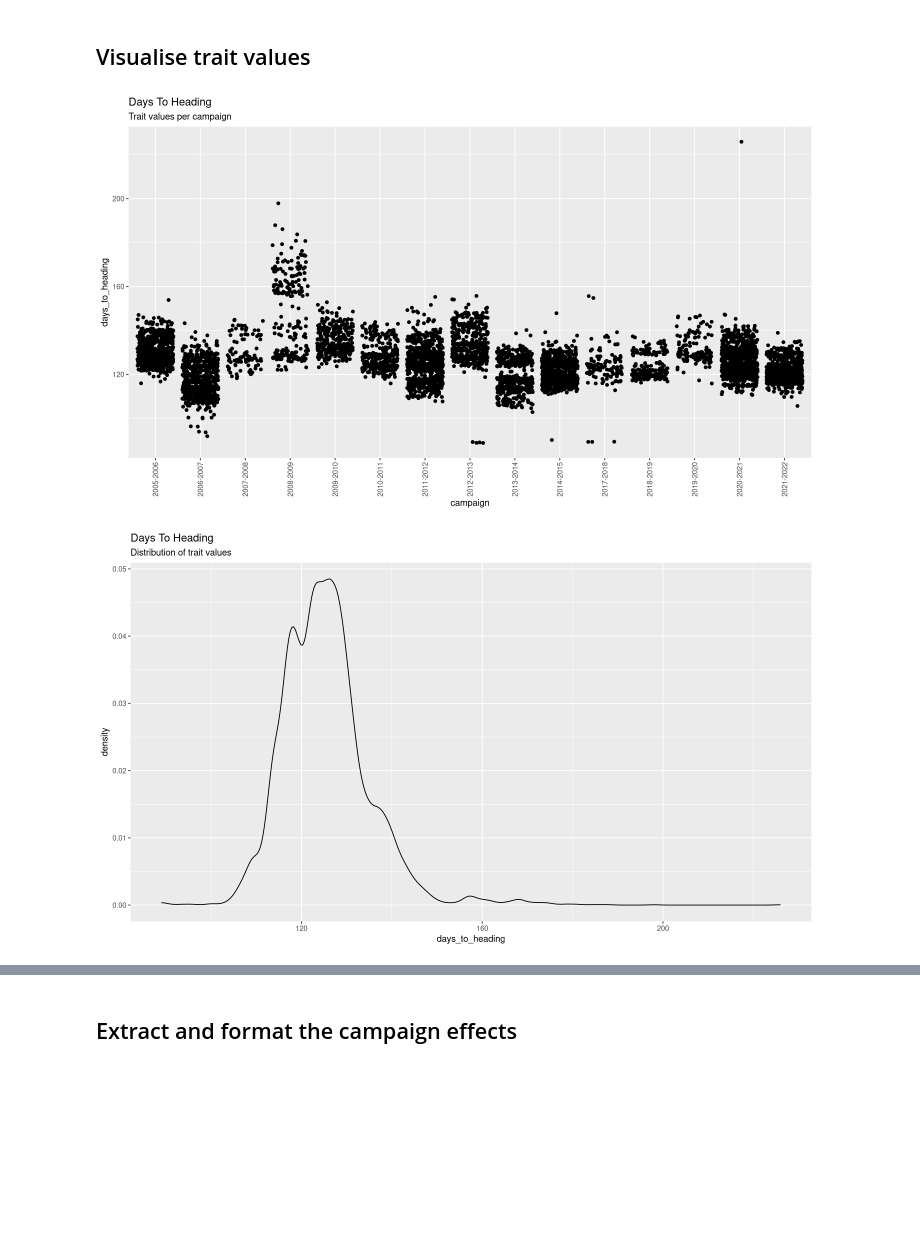
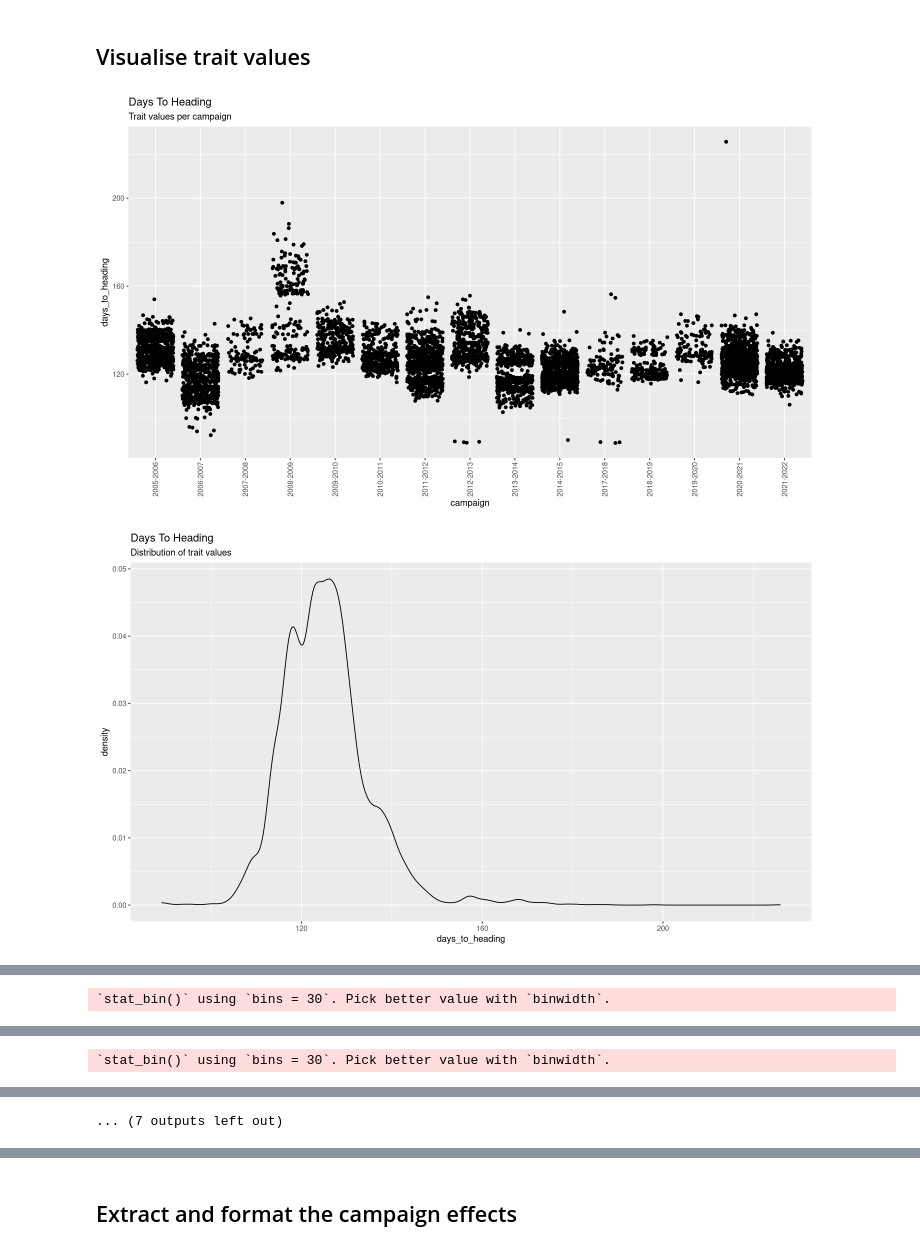
Before and after one commit to AGENTproject/historic_pheno_data_analysis, a Jupyter notebook: CREA-CI_historic_pheno_data_analysis/CREA-CI_historic_wheat_data_analysis.ipynb, the cells around one changed output, grey strips where cells are left out. Drawn from its saved outputs; the diff is of its cells as text; code cells hidden in the pictures; blank space fills up the shorter version.

Commit message:
analyse all available traits

```diff
--- a/CREA-CI_historic_pheno_data_analysis/CREA-CI_historic_wheat_data_analysis.ipynb
+++ b/CREA-CI_historic_pheno_data_analysis/CREA-CI_historic_wheat_data_analysis.ipynb
@@ -53,7 +53,7 @@ $ sds_sedimentation_volume <dbl> NA, NA, NA, NA, NA, NA, NA, NA, NA, NA, NA, N
 CREA_wheat <- observations |>
                 left_join(experiments, by = "experiment_id") |>
                 unite("campaign", c(year_start,year_end), sep="-") |>
-                select(accenumb, campaign, days_to_heading, plant_height, thousand_kernel_weight) |>
+                select(accenumb, campaign, days_to_heading:sds_sedimentation_volume) |>
                 drop_na(accenumb, campaign) |> distinct() |> arrange(campaign, accenumb)
 write_csv(CREA_wheat, "CREA_wheat.csv")
 glimpse(CREA_wheat)
@@ -89,14 +104,19 @@ Summary of AGENT traits values:
 ## Subset data, remove missing values and singletons, make factors
 # %%
 make_data_sub <- function(full_df, trait){
-                    full_df |> select("accenumb", "campaign", all_of(trait)) |> drop_na() |> distinct() |>
+                    data_sub <- full_df |> select("accenumb", "campaign", all_of(trait)) |> drop_na() |> distinct() |>
                     group_by(accenumb) |> filter(n()>1) |> group_by(campaign) |> filter(n()>1) |>
-                    mutate_at(vars(accenumb, campaign), factor) |>
-                    as.data.frame()}
+                    mutate_at(vars(accenumb, campaign), factor)
+                    cat(nrow(data_sub), trait, "rows kept\n")
+                    return(as.data.frame(data_sub))}
 
 data_sub_HT <- data_total |> make_data_sub("days_to_heading")
 data_sub_PH <- data_total |> make_data_sub("plant_height")
 data_sub_TKW <- data_total |> make_data_sub("thousand_kernel_weight")
-
-cat(sprintf("%i HT rows kept \n%i PH rows kept \n%i TKW rows kept \n", nrow(data_sub_HT), nrow(data_sub_PH), nrow(data_sub_TKW)))
+data_sub_PM <- data_total |> make_data_sub("powdery_mildew")
+data_sub_LR<- data_total |> make_data_sub("leaf_rust")
+# YR has observations in only one campaign so cannot be analysed here
+data_sub_ST <- data_total |> make_data_sub("septoria_tritici_ssp")
+data_sub_PC <- data_total |> make_data_sub("protein_content")
+data_sub_SV <- data_total |> make_data_sub("sds_sedimentation_volume")
 # %% [output]
@@ -107,16 +132,23 @@ cat(sprintf("%i HT rows kept \n%i PH rows kept \n%i TKW rows kept \n", nrow(data
 ## Visualise trait values
 # %%
 options(repr.plot.width=12, repr.plot.height=7)
-visualise_trait <- function(data_sub){
+visualise_trait <- function(data_sub, geom){
                     trait <- colnames(data_sub)[3]
                     trait_title <- trait |> str_replace_all("_", " ") |> str_to_title()
                     plot(ggplot(data_sub, aes(campaign,.data[[trait]])) + geom_jitter(na.rm=TRUE)
                          + theme(axis.text.x=element_text(angle=90,vjust=0.5,hjust=0.5))
                          + labs(title = trait_title, subtitle = "Trait values per campaign",))
-                    plot(ggplot(data_sub, aes(.data[[trait]])) + geom_density(na.rm=TRUE)
+                    plot(ggplot(data_sub, aes(.data[[trait]])) + geom(na.rm=TRUE)
                          + labs(title = trait_title, subtitle = "Distribution of trait values",))}
 # %%
-data_sub_HT |> visualise_trait()
+data_sub_HT |> visualise_trait(geom_density)
+data_sub_PH |> visualise_trait(geom_density)
+data_sub_TKW |> visualise_trait(geom_density)
+data_sub_PM |> visualise_trait(geom_histogram)
+data_sub_LR |> visualise_trait(geom_histogram)
+data_sub_ST |> visualise_trait(geom_histogram)
+data_sub_PC |> visualise_trait(geom_density)
+data_sub_SV |> visualise_trait(geom_density)
 # %% [output]
-[figure, old version]
+[figure, new version]
 [figure]
@@ -122,0 +159 @@ data_sub_HT |> visualise_trait()
+`stat_bin()` using `bins = 30`. Pick better value with `binwidth`.
@@ -122,0 +162 @@ data_sub_HT |> visualise_trait()
+`stat_bin()` using `bins = 30`. Pick better value with `binwidth`.
@@ -122,0 +165 @@ data_sub_HT |> visualise_trait()
+... (7 outputs left out)
```
Also changed, not shown: parts of 51 cells of this notebook, 4 other files.
